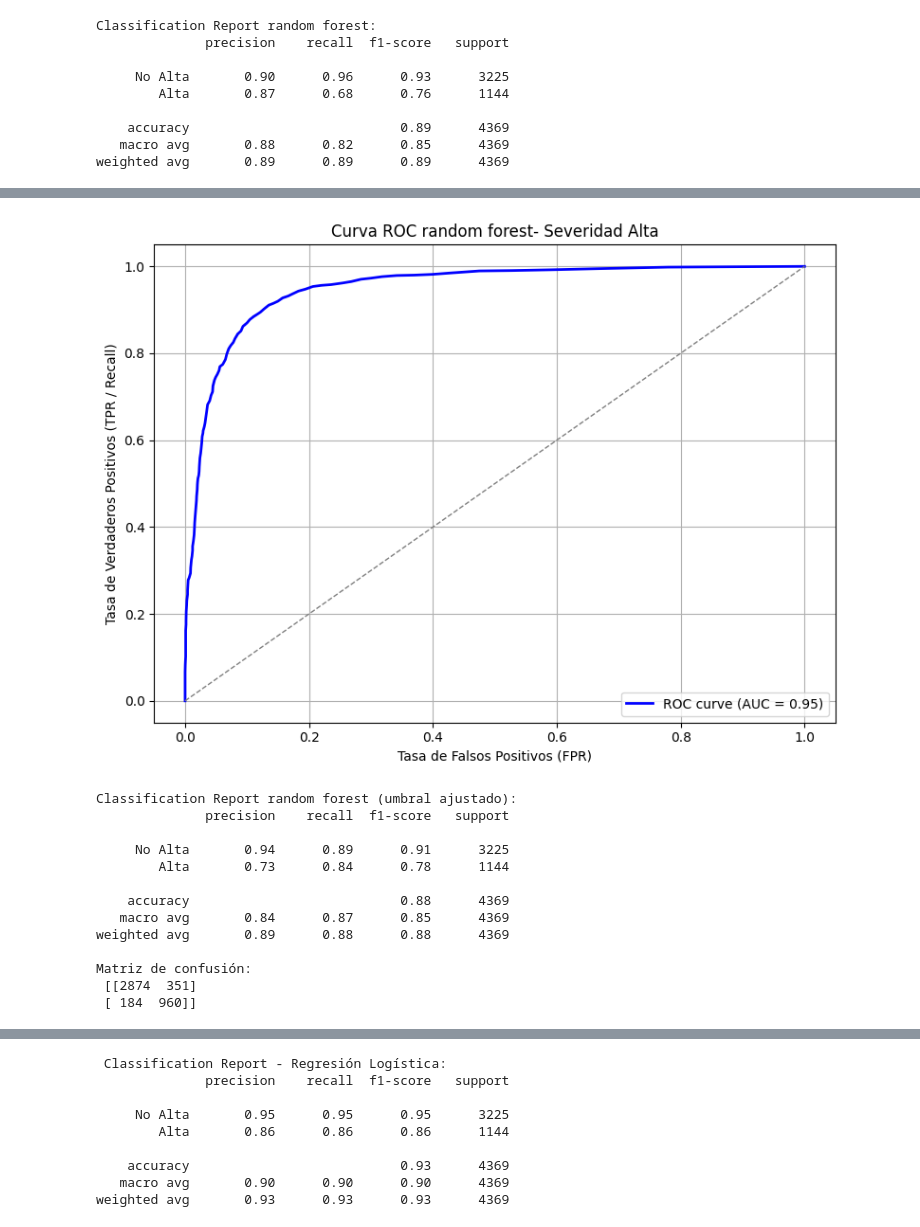
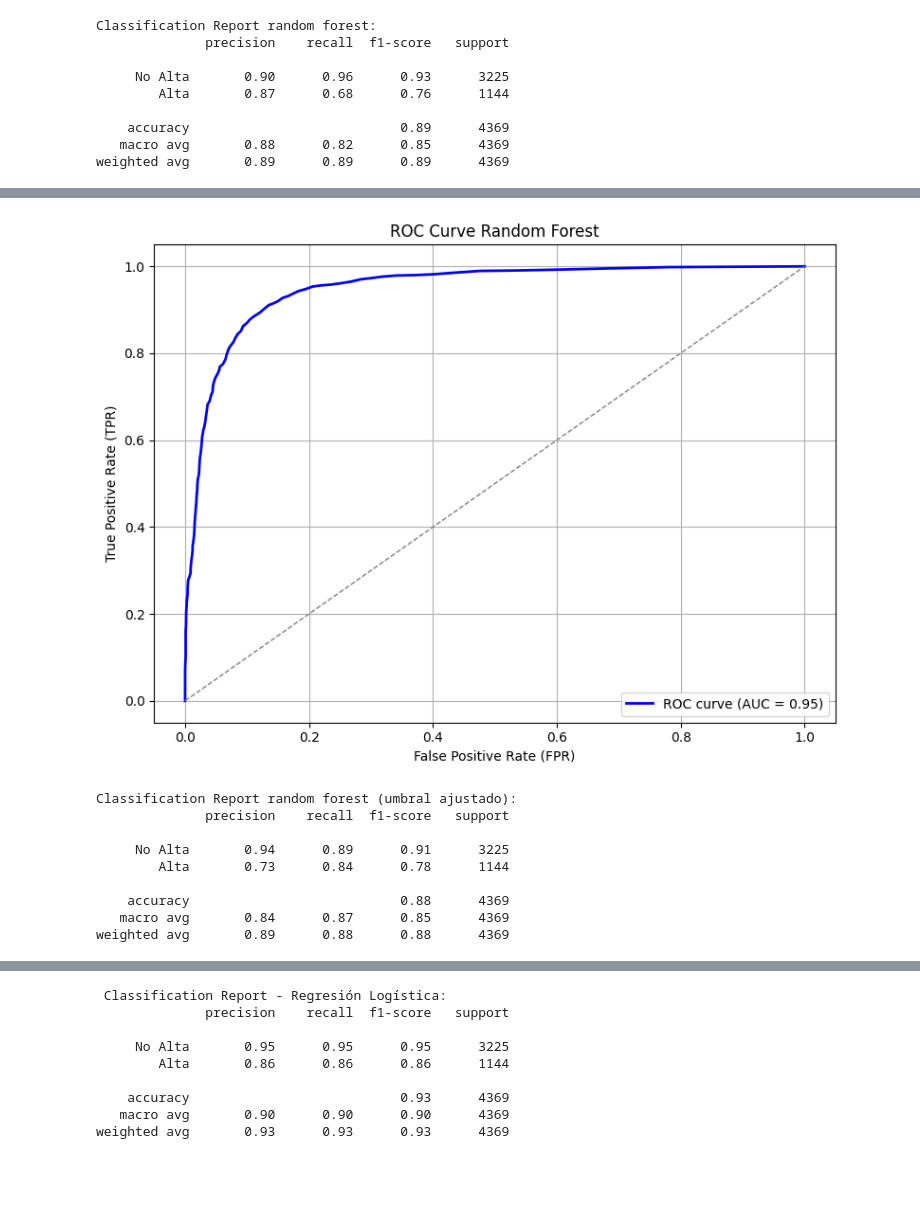
Before and after one commit to Miguestilinski/Proyecto1AM, a Jupyter notebook: Proyecto1.ipynb, the cells around one changed output, grey strips where cells are left out. Drawn from its saved outputs; the diff is of its cells as text; code cells hidden in the pictures; blank space fills up the shorter version.

```diff
--- a/Proyecto1.ipynb
+++ b/Proyecto1.ipynb
@@ -186,28 +213,25 @@ weighted avg       0.89      0.89      0.89      4369
 # %%
 # Obtener probabilidades para clase 'Alta' (1)
 y_proba = pipeline.predict_proba(X_test)[:, 1]
 
 # Calcular la curva ROC
 fpr, tpr, thresholds = roc_curve(y_test, y_proba)
 roc_auc = auc(fpr, tpr)
 
 # Graficar curva ROC
 plt.figure(figsize=(8, 6))
 plt.plot(fpr, tpr, color='blue', lw=2, label=f'ROC curve (AUC = {roc_auc:.2f})')
 plt.plot([0, 1], [0, 1], color='gray', lw=1, linestyle='--')  # línea diagonal
-plt.xlabel('Tasa de Falsos Positivos (FPR)')
-plt.ylabel('Tasa de Verdaderos Positivos (TPR / Recall)')
-plt.title('Curva ROC random forest- Severidad Alta')
+plt.xlabel('False Positive Rate (FPR)')
+plt.ylabel('True Positive Rate (TPR)')
+plt.title('ROC Curve Random Forest')
 plt.legend(loc='lower right')
 plt.grid(True)
 plt.tight_layout()
 plt.show()
 # %% [output]
-[figure, old version]
+[figure, new version]
 # %%
-# Cargar archivo
-df = pd.read_csv('dataset_elpino.csv', delimiter=';')
-
 # Procesar severidad
 df['GRD_codigo'] = df['GRD'].astype(str).str.extract(r'(\d+)', expand=False)
 df['Severidad'] = df['GRD_codigo'].str[-1]
@@ -250,7 +274,7 @@ X_train, X_test, y_train, y_test = train_test_split(X, y, test_size=0.3, random_
 # Entrenar
 pipeline.fit(X_train, y_train)
 
-# 🔁 Predicción con ajuste de umbral
+# Predicción con ajuste de umbral
 y_proba = pipeline.predict_proba(X_test)[:, 1]
 threshold = 0.35  # Se puede probar con 0.25, 0.35, etc.
 y_pred_custom = (y_proba >= threshold).astype(int)
@@ -258,7 +282,6 @@ y_pred_custom = (y_proba >= threshold).astype(int)
 # Resultados
 print("Classification Report random forest (umbral ajustado):")
 print(classification_report(y_test, y_pred_custom, target_names=['No Alta', 'Alta']))
-print("Matriz de confusión:\n", confusion_matrix(y_test, y_pred_custom))
 # %% [output]
 Classification Report random forest (umbral ajustado):
               precision    recall  f1-score   support
@@ -269,7 +292,3 @@ Classification Report random forest (umbral ajustado):
     accuracy                           0.88      4369
    macro avg       0.84      0.87      0.85      4369
 weighted avg       0.89      0.88      0.88      4369
-
-Matriz de confusión:
- [[2874  351]
- [ 184  960]]
```
Also changed, not shown: parts of 17 cells of this notebook.
